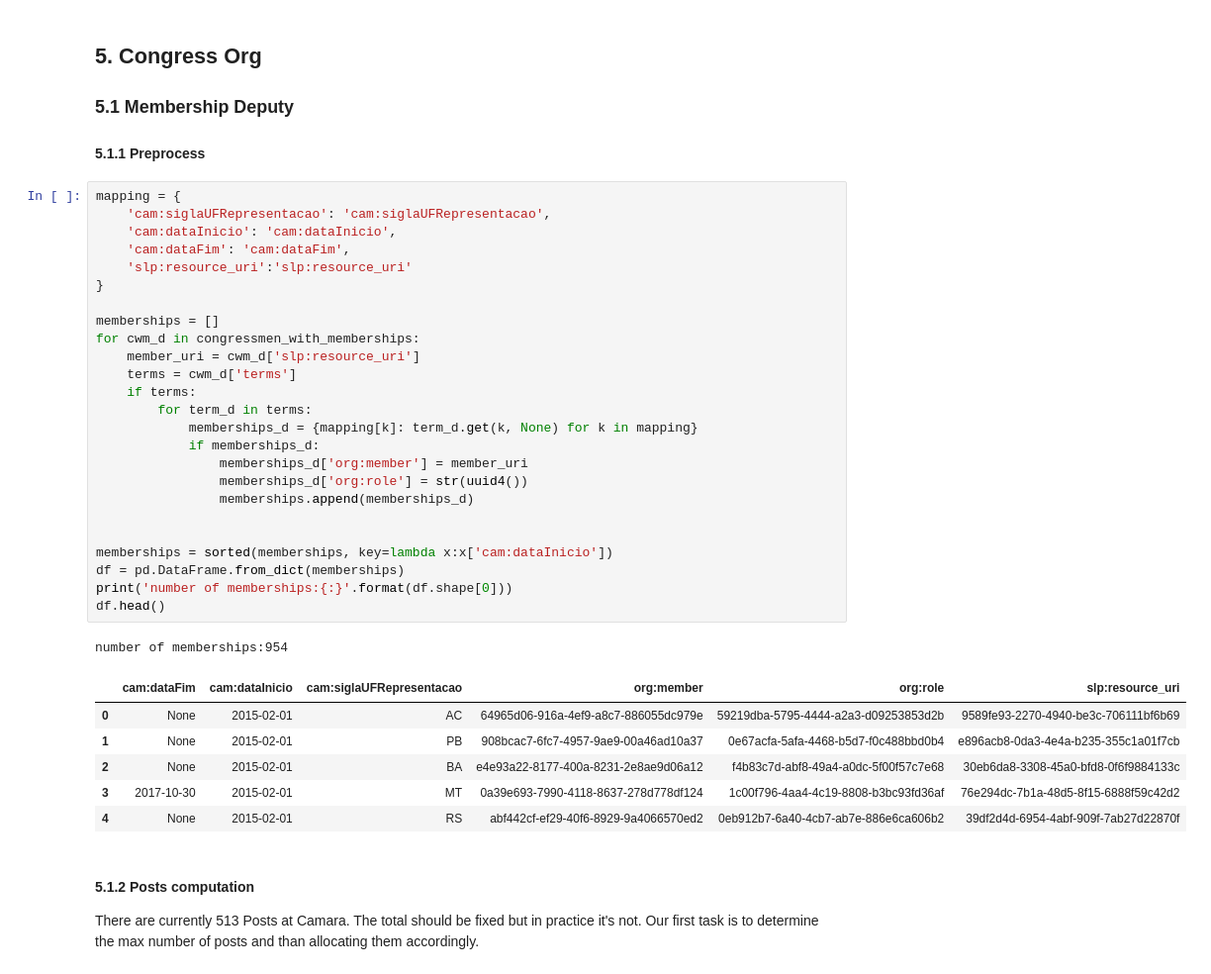
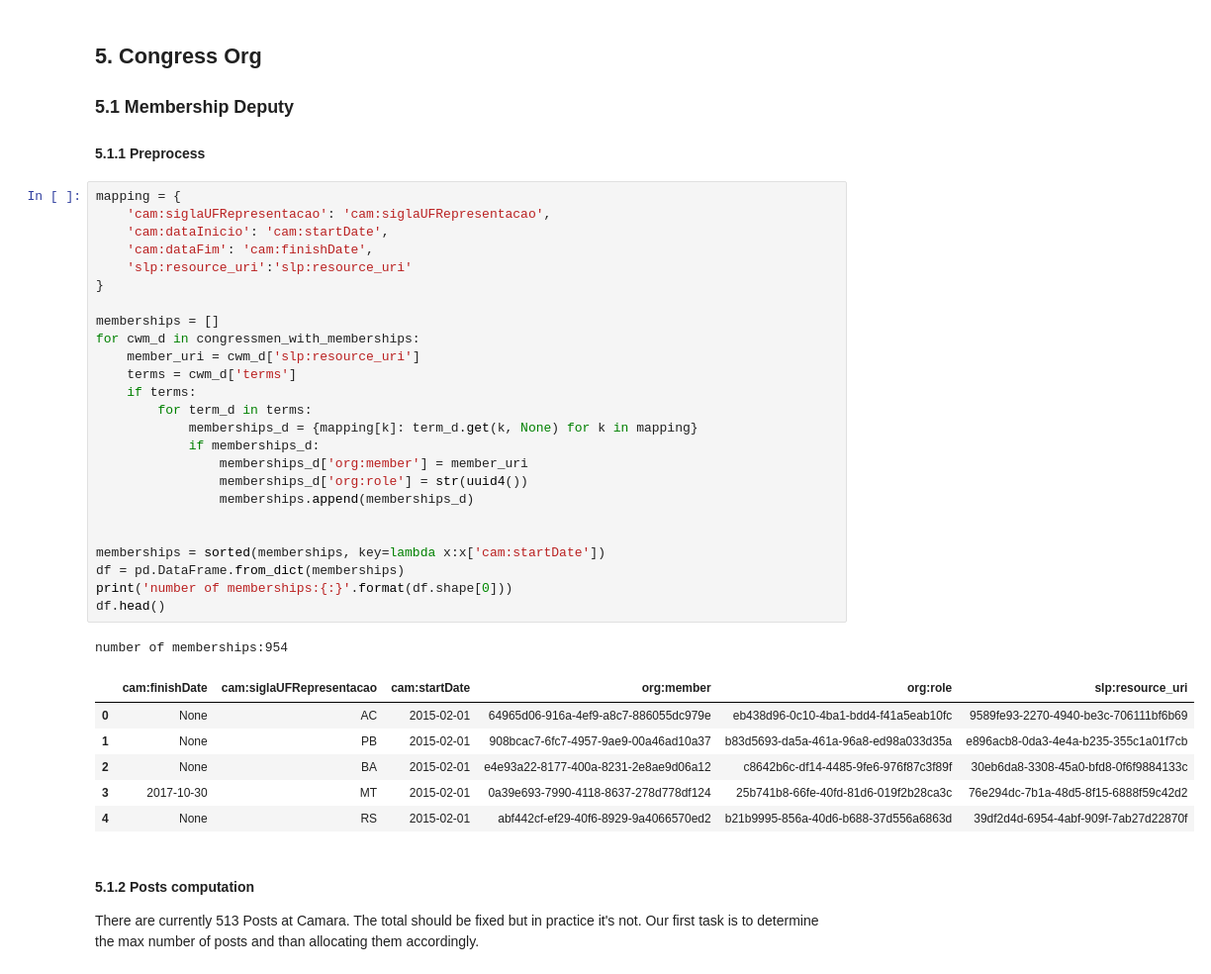
Before and after one commit to guilhermevarela/polare_scrapper, a Jupyter notebook: Congressmen.ipynb, the cells around one changed output. Shown at 99% size. Drawn from its saved outputs; the diff is of its cells as text.

Commit message:
notebooks: Congressmen roles (2)

```diff
--- a/Congressmen.ipynb
+++ b/Congressmen.ipynb
@@ -98,36 +98,36 @@ found 606 congressmen.
 # %%
 mapping = {
     'cam:siglaUFRepresentacao': 'cam:siglaUFRepresentacao',
-    'cam:dataInicio': 'cam:dataInicio',
-    'cam:dataFim': 'cam:dataFim',
+    'cam:dataInicio': 'cam:startDate',
+    'cam:dataFim': 'cam:finishDate',
     'slp:resource_uri':'slp:resource_uri'
 }
 
 memberships = []
 for cwm_d in congressmen_with_memberships:
     member_uri = cwm_d['slp:resource_uri']
     terms = cwm_d['terms']
     if terms:
         for term_d in terms:
             memberships_d = {mapping[k]: term_d.get(k, None) for k in mapping}
             if memberships_d:
                 memberships_d['org:member'] = member_uri
                 memberships_d['org:role'] = str(uuid4())
                 memberships.append(memberships_d)
 
 
-memberships = sorted(memberships, key=lambda x:x['cam:dataInicio'])
+memberships = sorted(memberships, key=lambda x:x['cam:startDate'])
 df = pd.DataFrame.from_dict(memberships)
 print('number of memberships:{:}'.format(df.shape[0]))
 df.head()
 # %% [output]
 number of memberships:954
-|  | cam:dataFim | cam:dataInicio | cam:siglaUFRepresentacao | org:member | org:role | slp:resource_uri |
-| 0 | None | 2015-02-01 | AC | 64965d06-916a-4ef9-a8c7-886055dc979e | 59219dba-5795-4444-a2a3-d09253853d2b | 9589fe93-2270-4940-be3c-706111bf6b69 |
-| 1 | None | 2015-02-01 | PB | 908bcac7-6fc7-4957-9ae9-00a46ad10a37 | 0e67acfa-5afa-4468-b5d7-f0c488bbd0b4 | e896acb8-0da3-4e4a-b235-355c1a01f7cb |
-| 2 | None | 2015-02-01 | BA | e4e93a22-8177-400a-8231-2e8ae9d06a12 | f4b83c7d-abf8-49a4-a0dc-5f00f57c7e68 | 30eb6da8-3308-45a0-bfd8-0f6f9884133c |
-| 3 | 2017-10-30 | 2015-02-01 | MT | 0a39e693-7990-4118-8637-278d778df124 | 1c00f796-4aa4-4c19-8808-b3bc93fd36af | 76e294dc-7b1a-48d5-8f15-6888f59c42d2 |
-| 4 | None | 2015-02-01 | RS | abf442cf-ef29-40f6-8929-9a4066570ed2 | 0eb912b7-6a40-4cb7-ab7e-886e6ca606b2 | 39df2d4d-6954-4abf-909f-7ab27d22870f |
+|  | cam:finishDate | cam:siglaUFRepresentacao | cam:startDate | org:member | org:role | slp:resource_uri |
+| 0 | None | AC | 2015-02-01 | 64965d06-916a-4ef9-a8c7-886055dc979e | eb438d96-0c10-4ba1-bdd4-f41a5eab10fc | 9589fe93-2270-4940-be3c-706111bf6b69 |
+| 1 | None | PB | 2015-02-01 | 908bcac7-6fc7-4957-9ae9-00a46ad10a37 | b83d5693-da5a-461a-96a8-ed98a033d35a | e896acb8-0da3-4e4a-b235-355c1a01f7cb |
+| 2 | None | BA | 2015-02-01 | e4e93a22-8177-400a-8231-2e8ae9d06a12 | c8642b6c-df14-4485-9fe6-976f87c3f89f | 30eb6da8-3308-45a0-bfd8-0f6f9884133c |
+| 3 | 2017-10-30 | MT | 2015-02-01 | 0a39e693-7990-4118-8637-278d778df124 | 25b741b8-66fe-40fd-81d6-019f2b28ca3c | 76e294dc-7b1a-48d5-8f15-6888f59c42d2 |
+| 4 | None | RS | 2015-02-01 | abf442cf-ef29-40f6-8929-9a4066570ed2 | b21b9995-856a-40d6-b688-37d556a6863d | 39df2d4d-6954-4abf-909f-7ab27d22870f |
 # %% [markdown]
  #### 5.1.2 Posts computation
 
```
Also changed, not shown: parts of 5 cells of this notebook, 3 other files.
